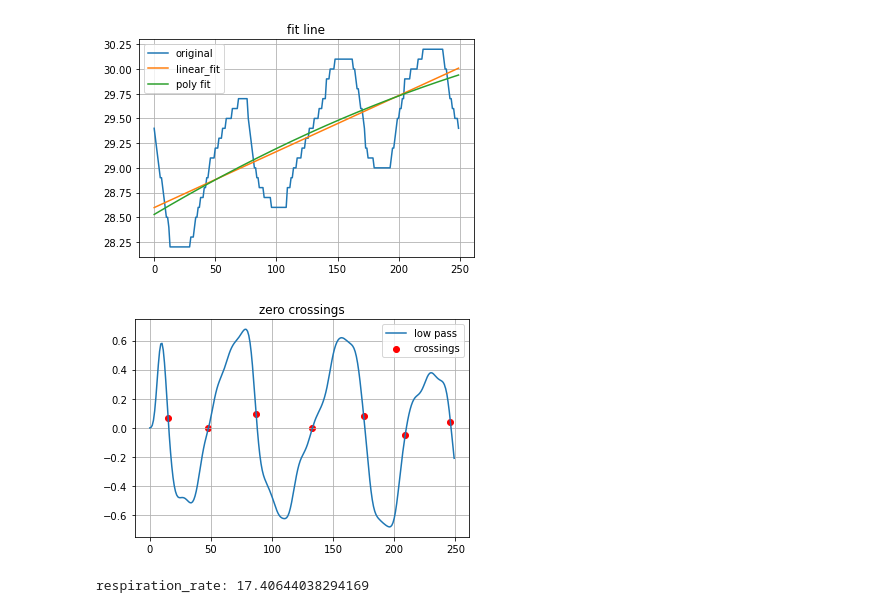
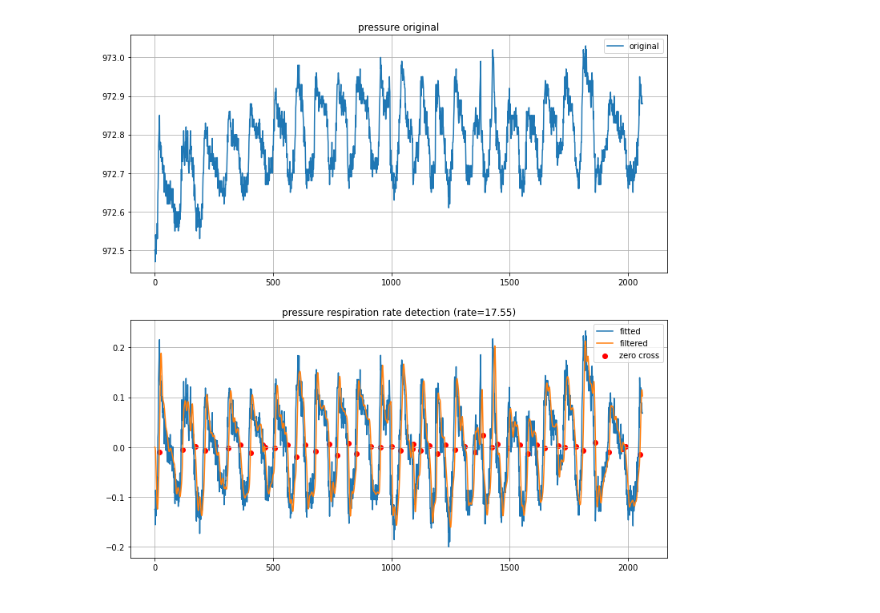
Before and after one commit to ka-moamoa/facebit-ios, a Jupyter notebook: data-exploration/respiration_rate.ipynb, the cells around one changed output. Drawn from its saved outputs; the diff is of its cells as text; code cells hidden in the pictures.

Commit message:
polyfit by hand

```diff
--- a/data-exploration/respiration_rate.ipynb
+++ b/data-exploration/respiration_rate.ipynb
@@ -74,68 +164,4 @@ def get_respiration_rate(df):
-# %%
-# find linear trend
-def linear_fit(x, y):
-    # y = a + bX
-
-    # b
-    x_hat = np.mean(x)
-    y_hat = np.mean(y)
-    b = ( np.sum((x-x_hat) * (y-y_hat)) ) / np.sum((x-x_hat)**2)
-
-    # a
-    a = y_hat - (b*x_hat)
-
-    return a, b
-
-y = df_temp['value'].to_numpy()[250:500]
-x = np.array(range(len(y)))
-a, b = linear_fit(x,y)
-
-model = np.poly1d(np.polyfit(x, y, 2))
-
-plt.plot(x, y, label='original')
-plt.plot(x, a+b*x, label='linear_fit')
-plt.plot(x, model(x), label='poly fit')
-plt.title("fit line")
-plt.grid()
-plt.legend()
-plt.show()
-# %% [output]
-[figure, removed]
-# %%
-# fit_y = y-(a+x*b)
-fit_y = y-model(x)
-filtered_y = lp_filter(2,fit_y,25)
-
-zero_crossings = np.where(
-    np.diff(
-        np.sign(filtered_y)
-        )
-    )[0]
-
-plt.plot(x, filtered_y, label='low pass')
-plt.scatter(x[zero_crossings], filtered_y[zero_crossings], label='crossings', c='red')
-
-plt.title('zero crossings')
-plt.grid()
-plt.legend()
-# plt.xlim([230, 250])
-plt.show()
-# %% [output]
-[figure, removed]
-# %%
-# calc respiration rate.
-zero_crossing_records = df_temp.iloc[zero_crossings]
-
-date_format = '%Y-%m-%d %H:%M:%S.%f'
-
-rates = []
-
-for i in range(0, len(zero_crossing_records)-2, 1):
-    start = datetime.strptime(zero_crossing_records.iloc[i][-1], date_format)
-    end = datetime.strptime(zero_crossing_records.iloc[i+2][-1], date_format)
-    rates.append(end-start)
-
-resp_rate = 60.0 / np.mean(rates).total_seconds()
-print(f'respiration_rate: {resp_rate}')
-# %% [output]
-respiration_rate: 17.40644038294169
+# %%
+plot_respiration_rate(df_pressure, label='pressure', fit='poly', degree=4)
+# %% [output]
+[figure, added]
```
Also changed, not shown: parts of 7 cells of this notebook.
